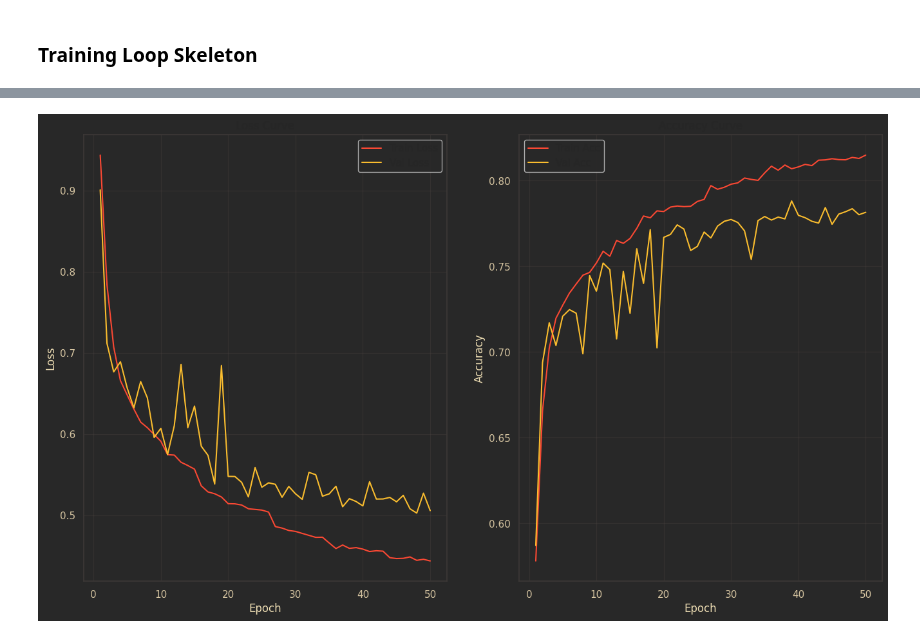
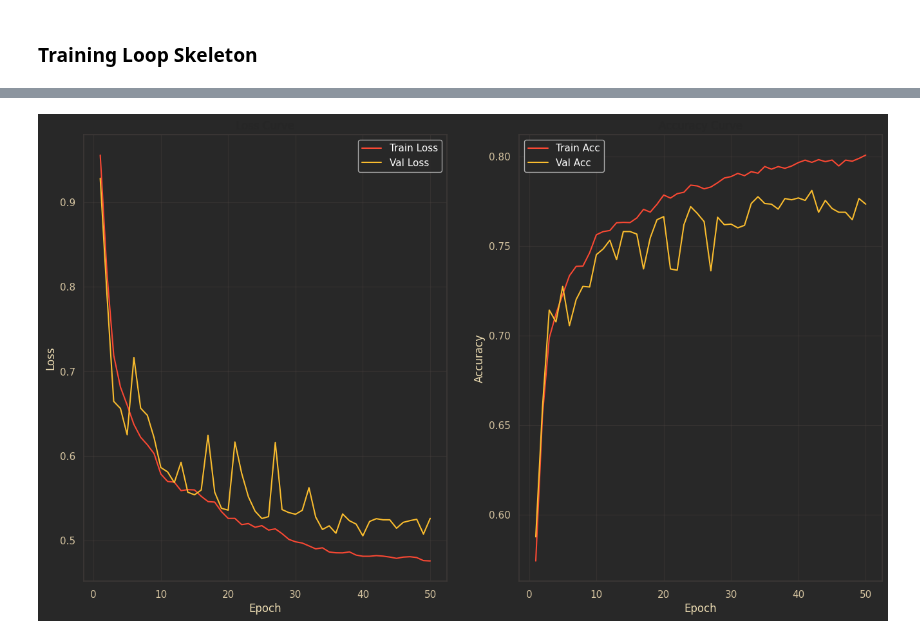
Before and after one commit to 0lekz/mimic-recognition, a Jupyter notebook: mimic-recognition-barebones-fer.ipynb, the cells around one changed output, grey strips where cells are left out. Drawn from its saved outputs; the diff is of its cells as text; code cells hidden in the pictures.

```diff
--- a/mimic-recognition-barebones-fer.ipynb
+++ b/mimic-recognition-barebones-fer.ipynb
@@ -414,7 +414,7 @@ class MyCNN(nn.Module):
             nn.BatchNorm2d(32),
             nn.ReLU(),
             nn.MaxPool2d(2), # 48x48 -> 24x24
-            nn.Dropout(0.05)
+            nn.Dropout(0.1)
         )
 
         # Conv Block 2
@@ -635,28 +635,28 @@ Epoch [12/50] Train Loss: 0.5744 | Train Acc: 0.7559 Val Loss: 0.6107 | Val Acc:
 # %%
 epochs = range(1, num_epochs+1)
 
 # Loss curve
 plt.figure(figsize=(16,9))
 plt.subplot(1,2,1)
 plt.plot(epochs, train_losses, label='Train Loss')
 plt.plot(epochs, val_losses, label='Val Loss')
 plt.xlabel('Epoch')
 plt.ylabel('Loss')
 plt.title('Loss Curve')
-plt.legend()
+plt.legend( labelcolor='white')
 
 # Accuracy curve
 plt.subplot(1,2,2)
 plt.plot(epochs, train_accuracies, label='Train Acc')
 plt.plot(epochs, val_accuracies, label='Val Acc')
 plt.xlabel('Epoch')
 plt.ylabel('Accuracy')
 plt.title('Accuracy Curve')
-plt.legend()
+plt.legend( labelcolor='white')
 
 plt.show()
 # %% [output]
-[figure, old version]
+[figure, new version]
 # %%
 # %load_ext tensorboard
 # %tensorboard --logdir=/kaggle/working/runs/mimic_exp1
```
Also changed, not shown: parts of 5 cells of this notebook.
